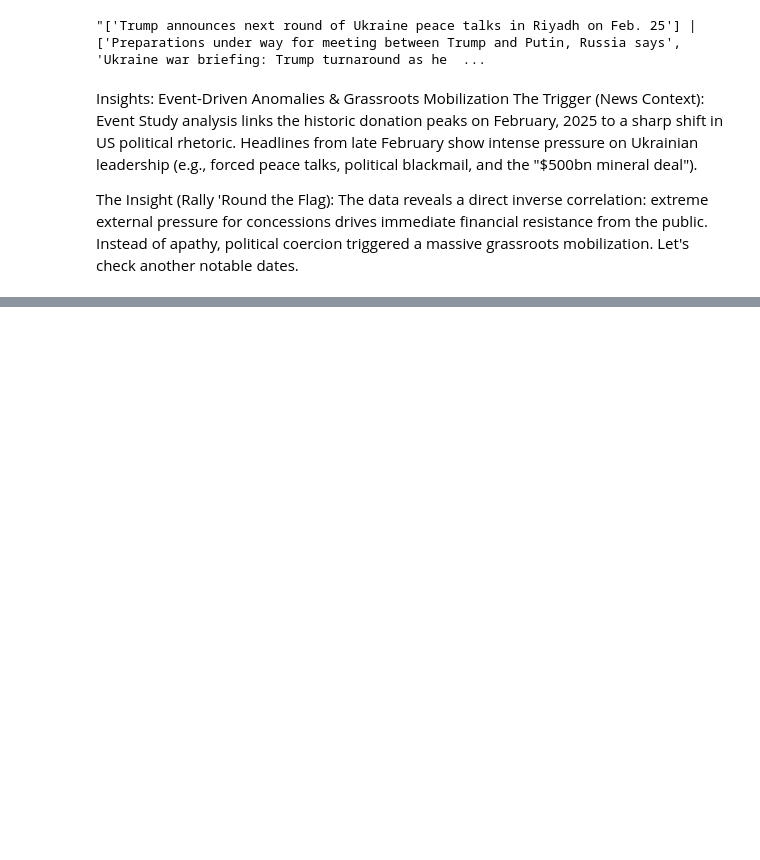
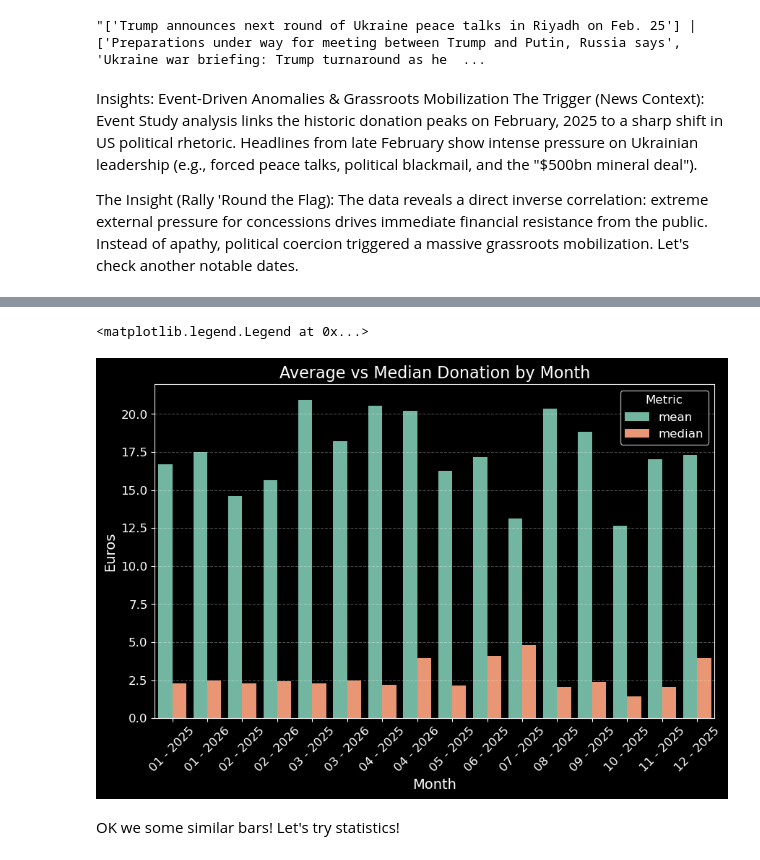
Before and after one commit to Gipnokrolik/ua-aid-intelligence-hub, a Jupyter notebook: notebooks/grassroots_funding_analisys.ipynb, the cells around one changed output, grey strips where cells are left out. Cells and saved outputs as stored; diff of their text form; code cells hidden in the pictures; blank space fills up the shorter version.

```diff
--- a/notebooks/grassroots_funding_analisys.ipynb
+++ b/notebooks/grassroots_funding_analisys.ipynb
@@ -359,0 +441,10 @@ Let's check another notable dates.
+# %%
+#monthly donations
+df['month'] = df.date.dt.strftime('%m - %Y')
+# %%
+monthly = df.groupby('month', as_index = False)\
+                        .agg(donations = ('amount_eur', 'sum'),
+                             mean = ('amount_eur', 'mean'),
+                             median = ('amount_eur', 'median')
+                              )
+monthly.head()
@@ -359,0 +458,6 @@ Let's check another notable dates.
+# %%
+# transform data
+monthly_melted = monthly.melt(id_vars='month',
+                              value_vars=['mean', 'median'],
+                              var_name='metric',
+                              value_name='amount_eur')
@@ -359,0 +473,15 @@ Let's check another notable dates.
+# %%
+# compare monthly changes in average and median donations
+plt.figure(figsize=(10, 6))
+sns.barplot(data=monthly_melted, x='month', y='amount_eur', hue='metric', palette='Set2')
+
+plt.xticks(rotation=45)
+plt.title('Average vs Median Donation by Month')
+plt.ylabel('Euros')
+plt.xlabel('Month')
+plt.legend(title='Metric')
+# %% [output]
+<matplotlib.legend.Legend at 0x...>
+[figure, added]
+# %% [markdown]
+OK we some similar bars! Let's try statistics!
```
Also changed, not shown: parts of 26 cells of this notebook, 1 other file.
